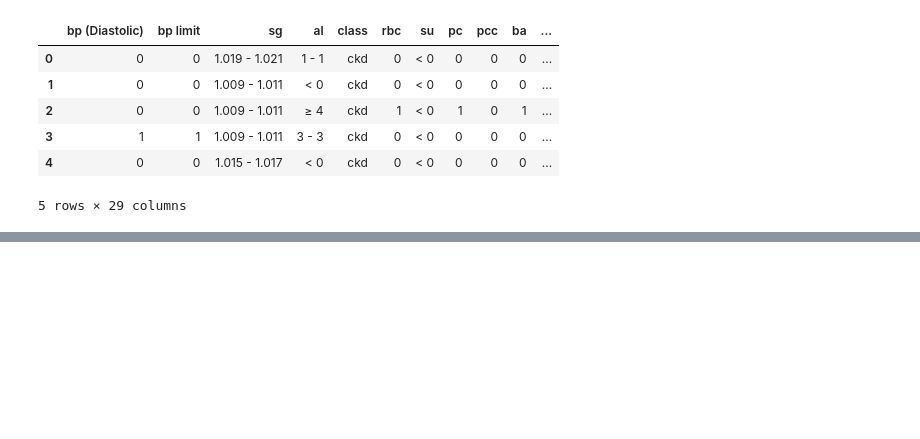
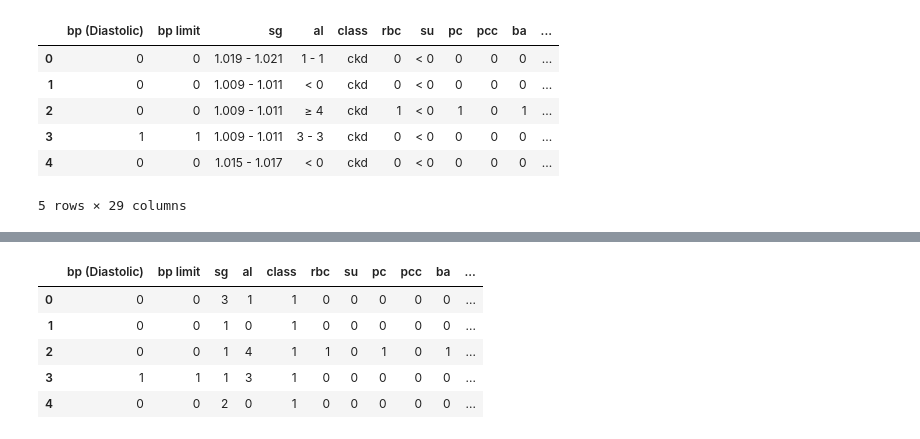
Before and after one commit to manjit-baishya-datascience/Predicting-Chronic-Liver-Disease, a Jupyter notebook: test.ipynb, the cells around one changed output, grey strips where cells are left out. Drawn from its saved outputs; the diff is of its cells as text; code cells hidden in the pictures; blank space fills up the shorter version.

```diff
--- a/test.ipynb
+++ b/test.ipynb
@@ -45,0 +100,82 @@ Index(['bp (Diastolic)', 'bp limit', 'sg', 'al', 'class', 'rbc', 'su', 'pc',
+# %%
+# Defining ordered mappings for ordinal encoding
+mappings = {
+    "bp (Diastolic)": {"0": 0, "1": 1},
+    "bp limit": {"0": 0, "1": 1, "2": 2},
+    "sg": {"< 1.007": 0, "1.009 - 1.011": 1, "1.015 - 1.017": 2, "1.019 - 1.021": 3, "≥ 1.023": 4},
+    "al": {"< 0": 0, "1 - 1": 1, "2 - 2": 2, "3 - 3": 3, "≥ 4": 4},
+    "class": {"notckd": 0, "ckd": 1},
+    "rbc": {"0": 0, "1": 1},
+    "su": {"< 0": 0, "1 - 2": 1, "2 - 2": 2, "3 - 4": 3, "4 - 4": 4, "≥ 4": 5},
+    "pc": {"0": 0, "1": 1},
+    "pcc": {"0": 0, "1": 1},
+    "ba": {"0": 0, "1": 1},
+    "bgr": {
+        "< 112": 0, "112 - 154": 1, "154 - 196": 2, "196 - 238": 3, "238 - 280": 4,
+        "280 - 322": 5, "322 - 364": 6, "364 - 406": 7, "406 - 448": 8, "≥ 448": 9
+    },
+    "bu": {
+        "< 48.1": 0, "48.1 - 86.2": 1, "86.2 - 124.3": 2, "124.3 - 162.4": 3,
+        "162.4 - 200.5": 4, "200.5 - 238.6": 5, "238.6 - 276.7": 6, "≥ 352.9": 7
+    },
+    "sod": {
+        "< 118": 0, "118 - 123": 1, "123 - 128": 2, "128 - 133": 3, "133 - 138": 4,
+        "138 - 143": 5, "143 - 148": 6, "148 - 153": 7, "≥ 158": 8
+    },
+    "sc": {
+        "< 3.65": 0, "3.65 - 6.8": 1, "6.8 - 9.95": 2, "9.95 - 13.1": 3,
+        "13.1 - 16.25": 4, "16.25 - 19.4": 5, "≥ 28.85": 6
+    },
+    "pot": {"< 7.31": 0, "7.31 - 11.72": 1, "38.18 - 42.59": 2, "≥ 42.59": 3},
+    "hemo": {
+        "< 6.1": 0, "6.1 - 7.4": 1, "7.4 - 8.7": 2, "8.7 - 10": 3, "10 - 11.3": 4,
+        "11.3 - 12.6": 5, "12.6 - 13.9": 6, "13.9 - 15.2": 7, "15.2 - 16.5": 8, "≥ 16.5": 9
+    },
+    "pcv": {
+        "< 17.9": 0, "17.9 - 21.8": 1, "21.8 - 25.7": 2, "25.7 - 29.6": 3, "29.6 - 33.5": 4,
+        "33.5 - 37.4": 5, "37.4 - 41.3": 6, "41.3 - 45.2": 7, "45.2 - 49.1": 8, "≥ 49.1": 9
+    },
+    "rbcc": {
+        "< 2.69": 0, "2.69 - 3.28": 1, "3.28 - 3.87": 2, "3.87 - 4.46": 3, "4.46 - 5.05": 4,
+        "5.05 - 5.64": 5, "5.64 - 6.23": 6, "6.23 - 6.82": 7, "≥ 7.41": 8
+    },
+    "wbcc": {
+        "< 4980": 0, "4980 - 7360": 1, "7360 - 9740": 2, "9740 - 12120": 3, "12120 - 14500": 4,
+        "14500 - 16880": 5, "16880 - 19260": 6, "19260 - 21640": 7, "≥ 24020": 8
+    },
+    "htn": {"0": 0, "1": 1},
+    "dm": {"0": 0, "1": 1},
+    "cad": {"0": 0, "1": 1},
+    "appet": {"0": 0, "1": 1},
+    "pe": {"0": 0, "1": 1},
+    "ane": {"0": 0, "1": 1},
+    "grf": {
+        "< 26.6175": 0, "26.6175 - 51.7832": 1, "51.7832 - 76.949": 2, "76.949 - 102.115": 3,
+        "102.115 - 127.281": 4, "127.281 - 152.446": 5, "152.446 - 177.612": 6, "177.612 - 202.778": 7,
+        "202.778 - 227.944": 8, "≥ 227.944": 9
+    },
+    "stage": {"s1": 1, "s2": 2, "s3": 3, "s4": 4, "s5": 5},
+    "affected": {"0": 0, "1": 1},
+    "age": {
+        "< 12": 0, "12 - 20": 1, "20 - 27": 2, "27 - 35": 3, "35 - 43": 4, "43 - 51": 5,
+        "51 - 59": 6, "59 - 66": 7, "66 - 74": 8, "≥ 74": 9
+    }
+}
+
+# Function to apply ordinal encoding
+def encode_columns(df, mappings):
+    for col, mapping in mappings.items():
+        if col in df.columns:
+            df[col] = df[col].map(mapping)
+    return df
+
+# Apply encoding
+df = encode_columns(df, mappings)
+df.head()
+# %% [output]
+|  | bp (Diastolic) | bp limit | sg | al | class | rbc | su | pc | pcc | ba | ... |
+| 0 | 0 | 0 | 3 | 1 | 1 | 0 | 0 | 0 | 0 | 0 | ... |
+| 1 | 0 | 0 | 1 | 0 | 1 | 0 | 0 | 0 | 0 | 0 | ... |
+| 2 | 0 | 0 | 1 | 4 | 1 | 1 | 0 | 1 | 0 | 1 | ... |
+| 3 | 1 | 1 | 1 | 3 | 1 | 0 | 0 | 0 | 0 | 0 | ... |
+| 4 | 0 | 0 | 2 | 0 | 1 | 0 | 0 | 0 | 0 | 0 | ... |
```
Also changed, not shown: parts of 20 cells of this notebook.
